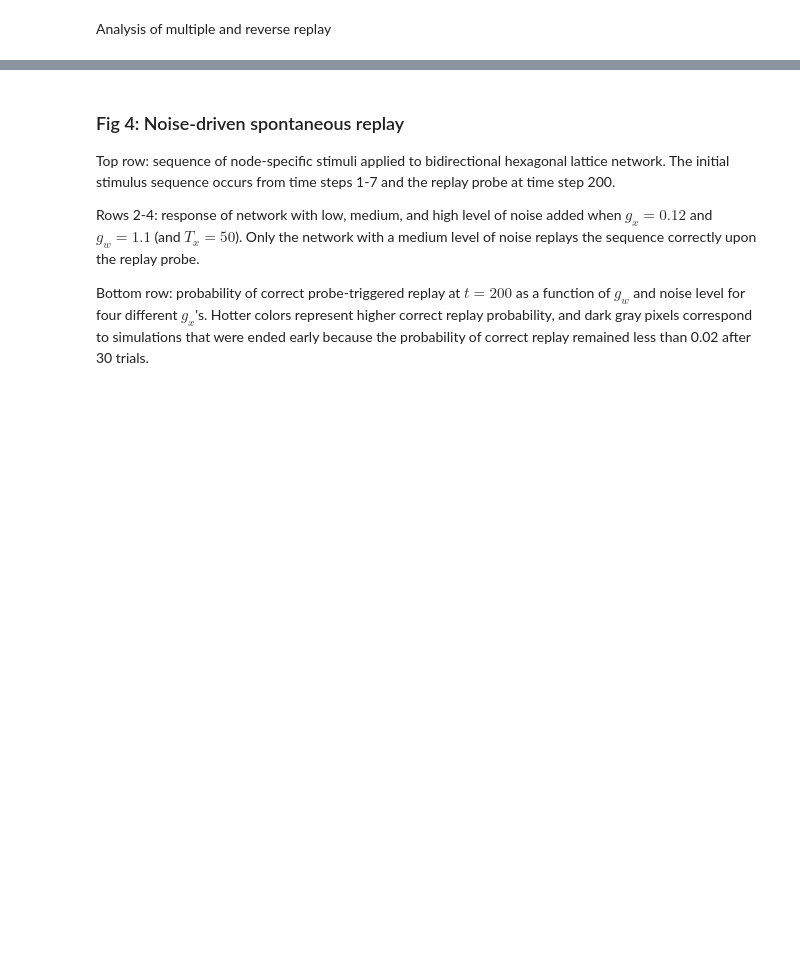
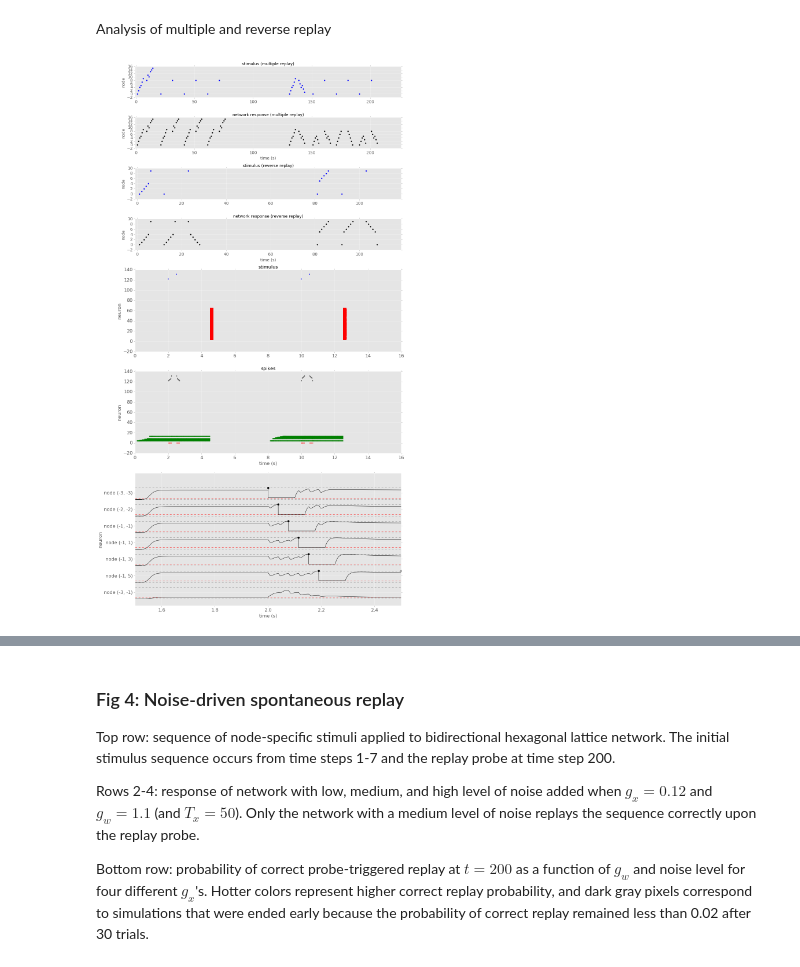
Before and after one commit to rkp8000/nothing_but_reruns, a Jupyter notebook: _paper_draft.ipynb, the cells around one changed output, grey strips where cells are left out. Drawn from its saved outputs; the diff is of its cells as text; code cells hidden in the pictures; blank space fills up the shorter version.

```diff
--- a/_paper_draft.ipynb
+++ b/_paper_draft.ipynb
@@ -41,4 +42,46 @@ capacity_and_connectivity_analysis(
 # %% [markdown]
 Analysis of multiple and reverse replay
+# %%
+%matplotlib inline
+from figures.final_paper import multiple_and_reverse_replay
+
+multiple_and_reverse_replay(
+    SEED_SIMPLIFIED=0, NETWORK_SIZE=6, V_TH=1.5, G_W=1, G_X=1, T_X=40, RP=2,
+    # multiple replay simplified demo
+    SEQ_REF=[(-3, -3), (-2, -2), (-1, -1), (-1, 1), (-2, 2), (-2, 4)],
+    SEQ_NONOVERLAP=[(1, -3), (2, -2), (3, -1), (3, 1), (2, 2), (2, 4)],
+    SEQ_OVERLAP=[(1, -3), (0, -2), (-1, -1), (-1, 1), (0, 2), (0, 4)],
+    TRIGGER_START=20, TRIGGER_END=80,
+    TRIGGER_INTERVAL=10,
+    NODE_ORDER_MULTIPLE=[
+        (-3, -3), (0, 4), (-2, -2), (0, 2), (-1, -1),
+        (-1, 1), (0, -2), (-2, 2), (1, -3), (-2, 4),
+        (3, -1), (2, -2), (1, -1), (3, 1), (2, 2), (2, 4)
+    ],
+    # reverse replay simplified demo
+    SEQ_REVS=[
+        [(-3, -3), (-2, -2), (-1, -1), (-1, 1), (-1, 3), (-1, 5)],
+        [(-3, -3), (-3, -1), (-3, 1), (-3, 3), (-2, 4), (-1, 5)],
+    ],
+    NODE_ORDER_REVERSE=[(-3, -3), (-2, -2), (-1, -1), (-1, 1), (-1, 3), (-3, -1), (-3, 1), (-3, 3), (-2, 4), (-1, 5)],
+    # lif network
+    SEED_LIF=0, NETWORK_SIZE_LIF=5, DT=0.0001, OFFSET=8,
+    W_PP=0.4, W_PM=0.03, W_PI=1, W_MP=1000, W_MM=.16, W_IP=50,
+    TAU_P=0.02, TAU_M=0.02, TAU_I=0.01,
+    V_REST_P=-0.075, V_REST_M=-0.065, V_REST_I=-0.065,
+    V_TH_P=-0.045, V_TH_M=-0.045, V_TH_I=-0.045,
+    V_RESET_P=-0.075, V_RESET_M=-0.065, V_RESET_I=-0.065,
+    RP_P=0.1, RP_M=0.002, RP_I=0.002,
+    TAUS_SYN={'ampa': 0.002, 'nmda': 0.08, 'gaba': 0.005},
+    V_REVS_SYN={'ampa': 0, 'nmda': 0, 'gaba': -0.08},
+    SEQ_START=0.1, SEQ_DUR=0.2, SEQ_STAGGER=0.15, SEQ_AMP=1, SEQ_FREQ=1000,  # SEQ_AMP=20, SEQ_FREQ=1000
+    REPLAY_START_FOR=2, REPLAY_START_REV=2.5, REPLAY_DUR=0.001, REPLAY_AMP=5, REPLAY_FREQ=10000,
+    RESET_START=4.5, RESET_DUR=0.2, RESET_AMP=50, RESET_FREQ=1000,
+    BKGD_GABAS=[
+        {'start': 0, 'end': 1.5, 'amp': 1000, 'freq': 10000,},
+        {'start': 1.5, 'end': 4, 'amp': .001, 'freq': 10000,},
+    ]);
+# %% [output]
+[figure, added]
 # %%
 %matplotlib inline
```
Also changed, not shown: parts of 10 cells of this notebook.
